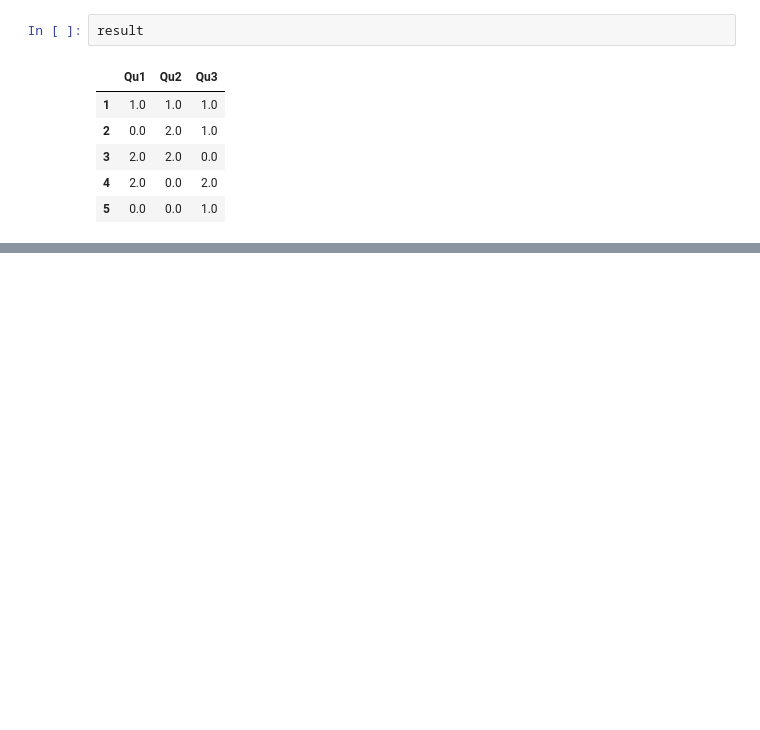
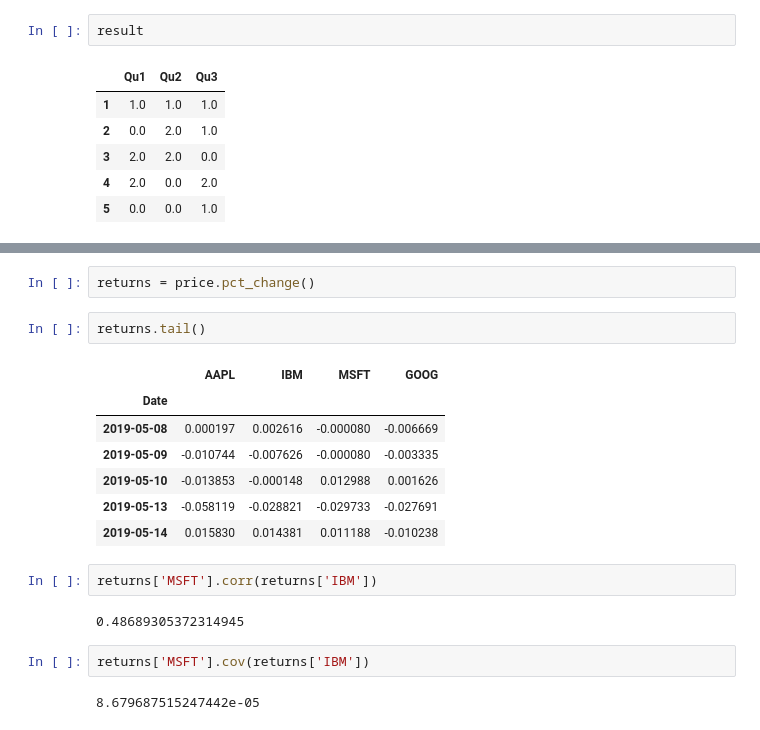
Before and after one commit to likangk/dataanalysis, a Jupyter notebook: TASK2_chapter5_pandas.ipynb, the cells around one changed output, grey strips where cells are left out. Cells and saved outputs as stored; diff of their text form; blank space fills up the shorter version.

```diff
--- a/chapter5_pandas.ipynb
+++ b/TASK2_chapter5_pandas.ipynb
@@ -1463,0 +1473,20 @@ result
+# %%
+returns = price.pct_change()
+# %%
+returns.tail()
+# %% [output]
+|  | AAPL | IBM | MSFT | GOOG |
+| Date |  |  |  |  |
+| 2019-05-08 | 0.000197 | 0.002616 | -0.000080 | -0.006669 |
+| 2019-05-09 | -0.010744 | -0.007626 | -0.000080 | -0.003335 |
+| 2019-05-10 | -0.013853 | -0.000148 | 0.012988 | 0.001626 |
+| 2019-05-13 | -0.058119 | -0.028821 | -0.029733 | -0.027691 |
+| 2019-05-14 | 0.015830 | 0.014381 | 0.011188 | -0.010238 |
+# %%
+returns['MSFT'].corr(returns['IBM'])
+# %% [output]
+0.48689305372314945
+# %%
+returns['MSFT'].cov(returns['IBM'])
+# %% [output]
+8.679687515247442e-05
```
Also changed, not shown: parts of 6 cells of this notebook, 2 other files.
